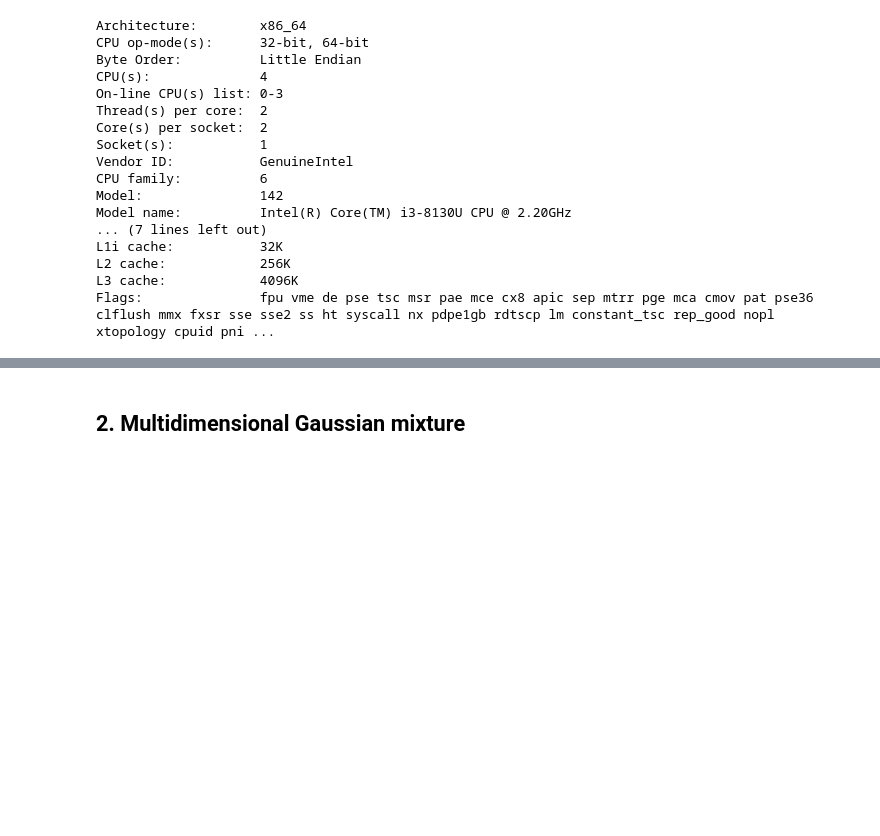
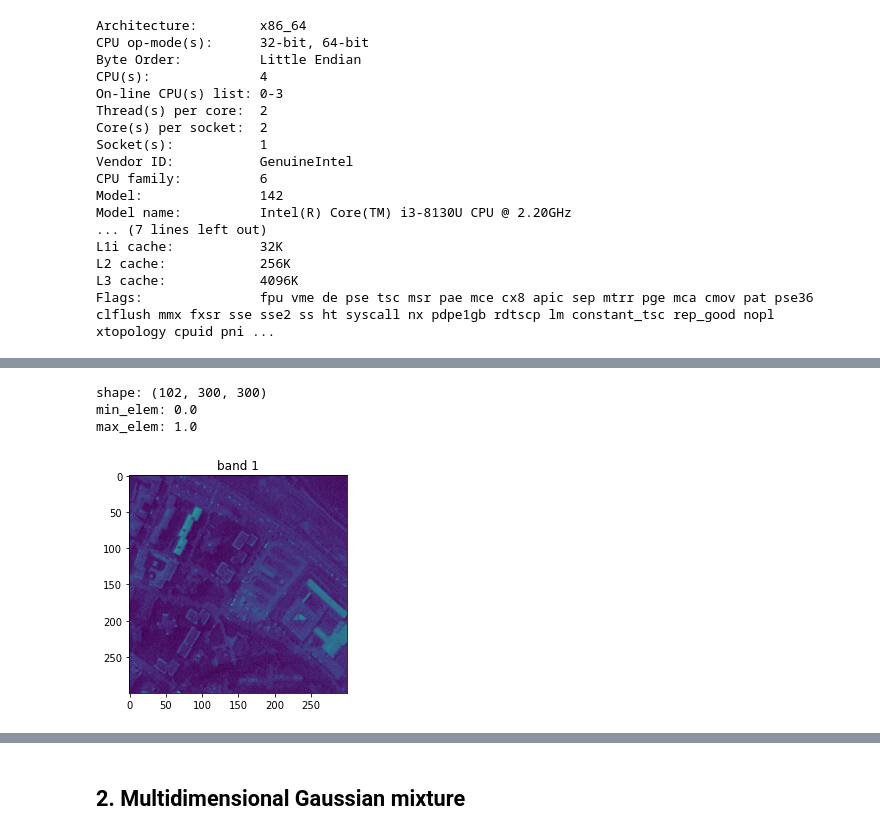
Before and after one commit to azamat11235/NLRTA, a Jupyter notebook: experiments_2.ipynb, the cells around one changed output, grey strips where cells are left out. Cells and saved outputs as stored; diff of their text form; code cells hidden in the pictures; blank space fills up the shorter version.

```diff
--- a/experiments_2.ipynb
+++ b/experiments_2.ipynb
@@ -149,0 +69,20 @@ yticks = [10**(-x) for x in range(-3, 8, 2)]
+# %%
+# subimage
+
+HSI_path = 'data/Pavia.mat'
+HSI_mat = spio.loadmat(HSI_path)
+HSI_data = HSI_mat['pavia']
+HSI_data = np.moveaxis(HSI_data, -1, 0) / HSI_data.max()
+
+img = HSI_data[:, 250:250+300, 250:250+300]
+
+print('shape: %s\nmin_elem: %.1f\nmax_elem: %.1f' % (img.shape, img.min(), img.max()))
+band = 1
+plt.imshow(img[band])
+plt.title(f'band {band}')
+plt.show()
+# %% [output]
+shape: (102, 300, 300)
+min_elem: 0.0
+max_elem: 1.0
+[figure, added]
```
Also changed, not shown: parts of 42 cells of this notebook, 4 other files.
